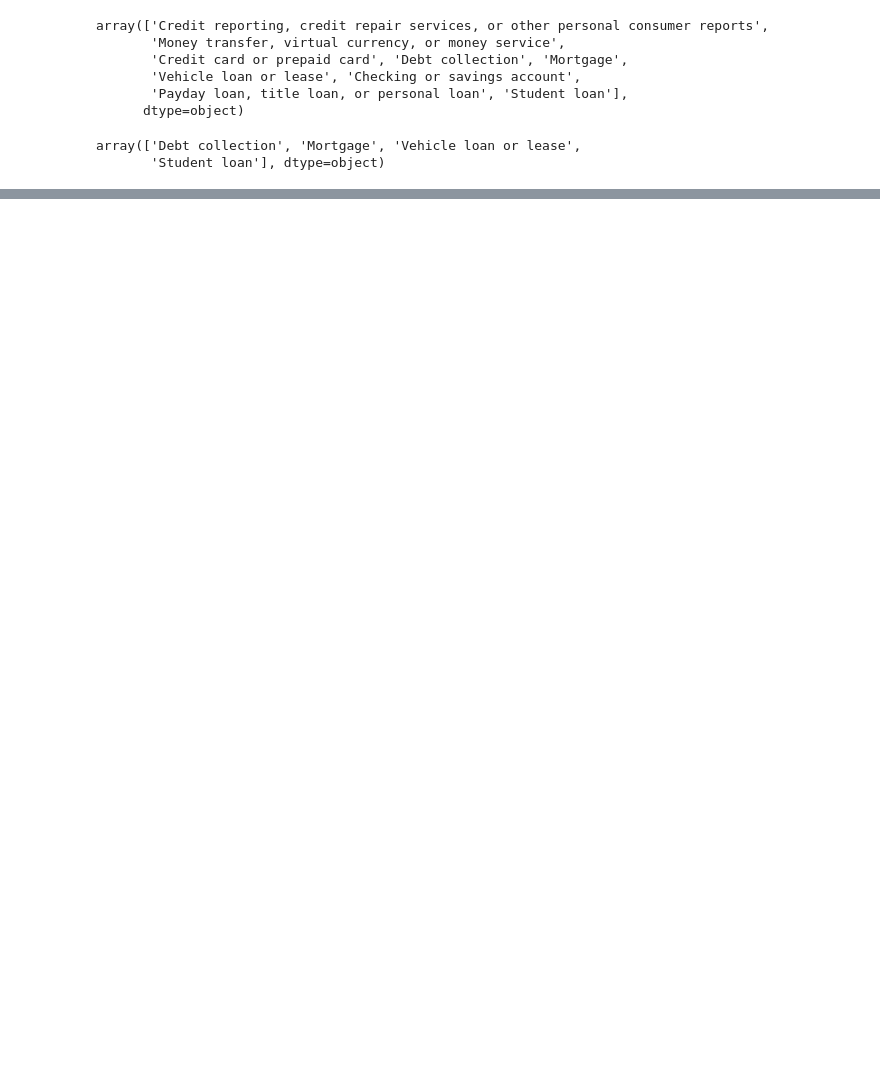
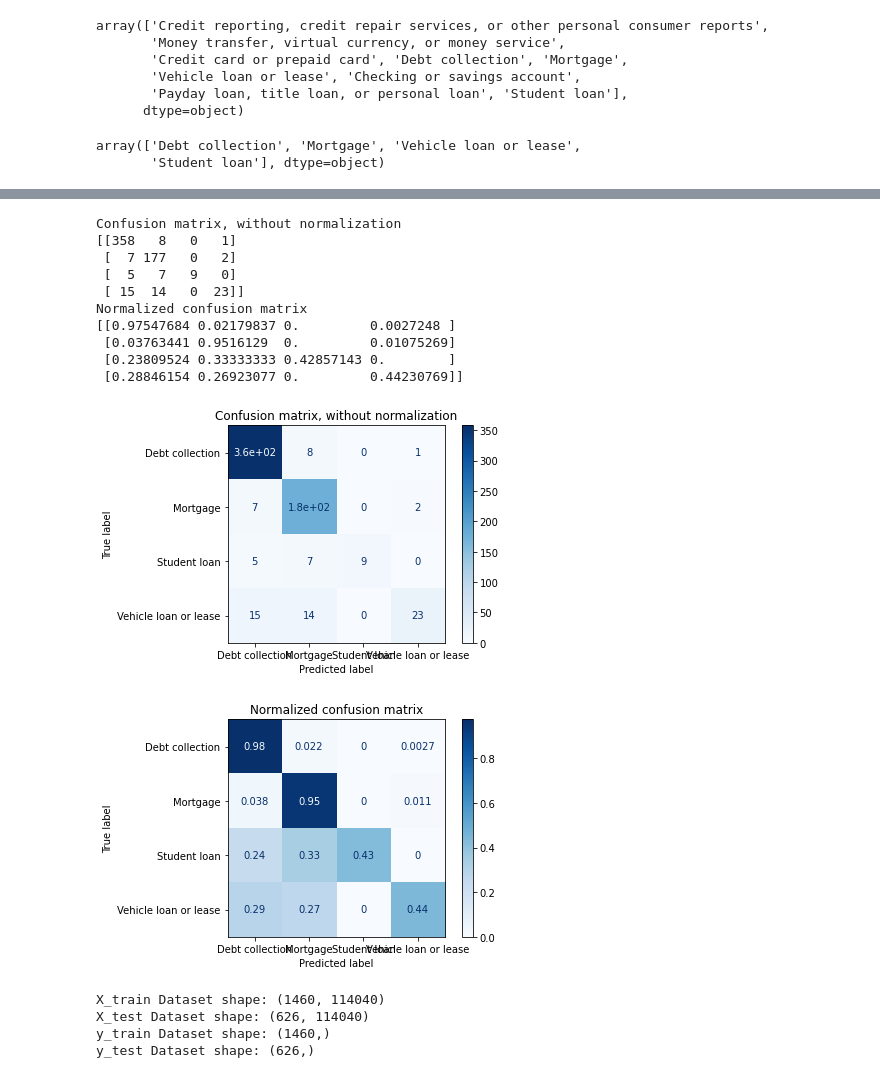
Before and after one commit to drwatson93/Consumer-Complaint-SVM-Classification, a Jupyter notebook: M2_A3.ipynb, the cells around one changed output, grey strips where cells are left out. Drawn from its saved outputs; the diff is of its cells as text; code cells hidden in the pictures; blank space fills up the shorter version.

```diff
--- a/M2_A3.ipynb
+++ b/M2_A3.ipynb
@@ -140,0 +202,3 @@ TypeError: ignored
+# %%
+# Need to train an linearSVC, SGDClassifier, SVC on a split data
+X_complaint_train, X_complaint_test, y_complaint_train, y_complaint_test  = train_test_split(X_complaint_reduced, sample_df["Product"], test_size=0.3, random_state=RANDOM_STATE)
@@ -140,0 +217,18 @@ TypeError: ignored
+# %%
+def gridsearch(model, params):
+    gs = GridSearchCV(model, params, verbose = 2, cv = 5, scoring = 'accuracy', n_jobs = -1)
+    gs.fit(X_complaint_train, y_complaint_train)
+    print('\nBest params: ', gs.best_params_)
+    print('\nBest estimator: ', gs.best_estimator_,)
+    print('\nBest auc on training set: ', gs.best_score_)
+    print('\nBest auc on test set: ', gs.score(X_complaint_test, y_complaint_test))
+    return gs.best_estimator_
+# %%
+svc_clf = svm.SVC()
+grid_params = {
+    'kernel': ['linear', 'poly'],
+    'C': [1, 5, 10],
+    'gamma': [0.1, 5]
+}
+
+best_svc_model = gridsearch(svc_clf, grid_params)
@@ -140,0 +270,41 @@ TypeError: ignored
+# %%
+# plotting confusion matrix
+titles_options = [("Confusion matrix, without normalization", None),
+                  ("Normalized confusion matrix", 'true')]
+for title, normalize in titles_options:
+    disp = plot_confusion_matrix(best_svc_model, X_complaint_test, y_complaint_test,
+                                 cmap=plt.cm.Blues,
+                                 normalize=normalize)
+    disp.ax_.set_title(title)
+
+    print(title)
+    print(disp.confusion_matrix)
+
+plt.show()
+# %% [output]
+Confusion matrix, without normalization
+[[358   8   0   1]
+ [  7 177   0   2]
+ [  5   7   9   0]
+ [ 15  14   0  23]]
+Normalized confusion matrix
+[[0.97547684 0.02179837 0.         0.0027248 ]
+ [0.03763441 0.9516129  0.         0.01075269]
+ [0.23809524 0.33333333 0.42857143 0.        ]
+ [0.28846154 0.26923077 0.         0.44230769]]
+[figure, added]
+[figure, added]
+# %%
+# testing with no PCA on 25% dataset after TfidfVectorizer.
+
+# split data
+X_complaint_train, X_complaint_test, y_complaint_train, y_complaint_test  = train_test_split(X_complaint, sample_df["Product"], test_size=0.3, random_state=RANDOM_STATE)
+print('X_train Dataset shape: {}'.format(X_complaint_train.shape))
+print('X_test Dataset shape: {}'.format(X_complaint_test.shape))
+print('y_train Dataset shape: {}'.format(y_complaint_train.shape))
+print('y_test Dataset shape: {}'.format(y_complaint_test.shape))
+# %% [output]
+X_train Dataset shape: (1460, 114040)
+X_test Dataset shape: (626, 114040)
+y_train Dataset shape: (1460,)
+y_test Dataset shape: (626,)
```
Also changed, not shown: parts of 21 cells of this notebook.
